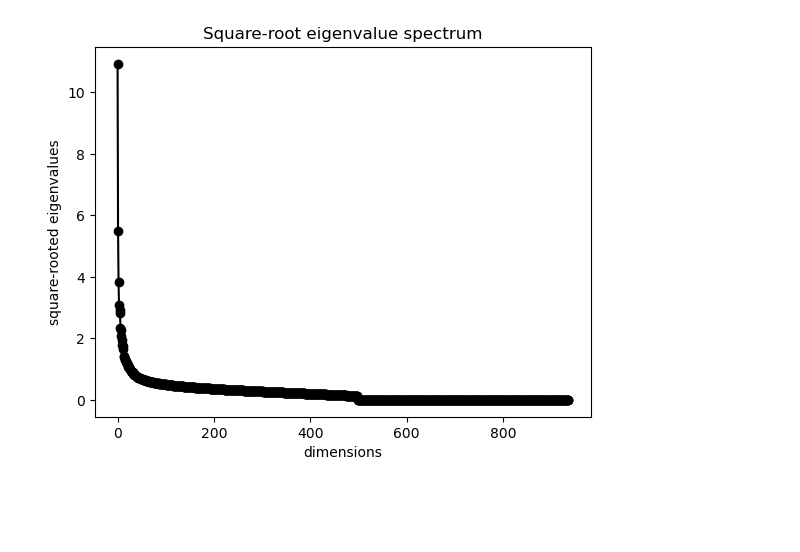
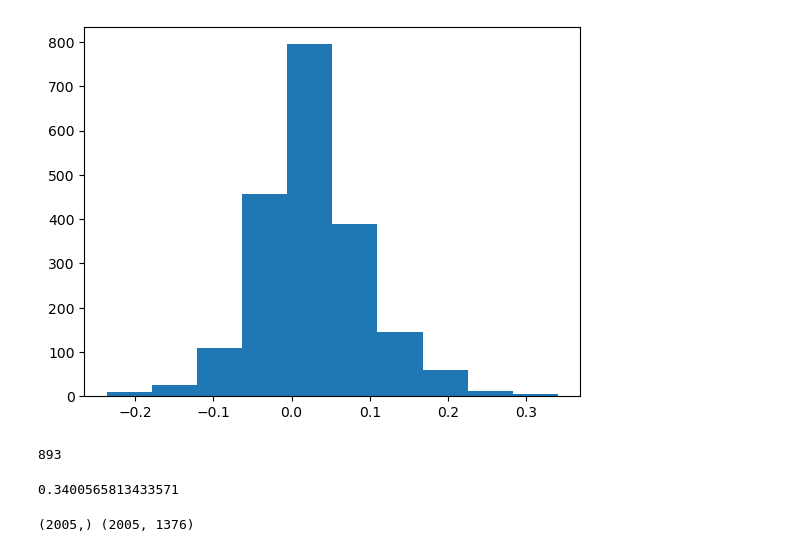
Before and after one commit to asheux/neurofish, a Jupyter notebook: MexicanZebraFish.ipynb, the cells around one changed output. Drawn from its saved outputs; the diff is of its cells as text; code cells hidden in the pictures; blank space fills up the shorter version.

```diff
--- a/MexicanZebraFish.ipynb
+++ b/MexicanZebraFish.ipynb
@@ -4,8 +4,10 @@ import neuron
 import numpy as np
 import matplotlib.pyplot as plt
 
-from load_data import *
+from utils import *
 
 file_names = ['dff', 'swim', 'stimuli', 'centroids', 'MainReg', 'BrainRegions', 'BrainRegions_names', 'genes', 'gene_names'] # All files with data
 
 data = processed_data_map # Get data that is pre-loaded in the load_data.py file
+dff = data['dff']
+swim = data['swim']
@@ -28,12 +13,0 @@ data['dff']
-# %%
-dff = data['dff'][:500]
-n, d = dff.shape
-print(n, d)
-fig = plt.figure()
-b   = plt.imshow(dff, aspect='auto')
-fig.colorbar(b)
-plt.xticks(range(0,n,500),range(1,n+1,500))
-plt.xlabel('Trial #')
-plt.ylabel('Neuron #')
-plt.title('Heat map of neural population spike counts')
-dff
@@ -76,9 +14,26 @@ U = U[:,indx]
-# %%
-fig = plt.figure()
-plt.plot(np.sqrt(D),'-o',color='black')
-plt.xlabel('dimensions')
-plt.ylabel('square-rooted eigenvalues')
-plt.title('Square-root eigenvalue spectrum')
-plt.show()
-# %% [output]
-[figure, removed]
+# %%
+import seaborn as sns
+new_dff = dff[::278//2]
+mini_corr = np.zeros(len(new_dff))
+for i in range(len(new_dff)):
+    Dff = new_dff.to_numpy()
+    statistic, p_value = correlation(Dff[i,:], swim)
+    mini_corr[i] = statistic
+
+
+plt.hist(mini_corr)
+plt.show()
+# %% [output]
+[figure, added]
+# %%
+np.argmin(mini_corr)
+# %% [output]
+893
+# %%
+mini_corr[1412]
+# %% [output]
+0.3400565813433571
+# %%
+print(mini_corr.shape, new_dff.shape)
+# %% [output]
+(2005,) (2005, 1376)
```
Also changed, not shown: parts of 6 cells of this notebook, 3 other files.
